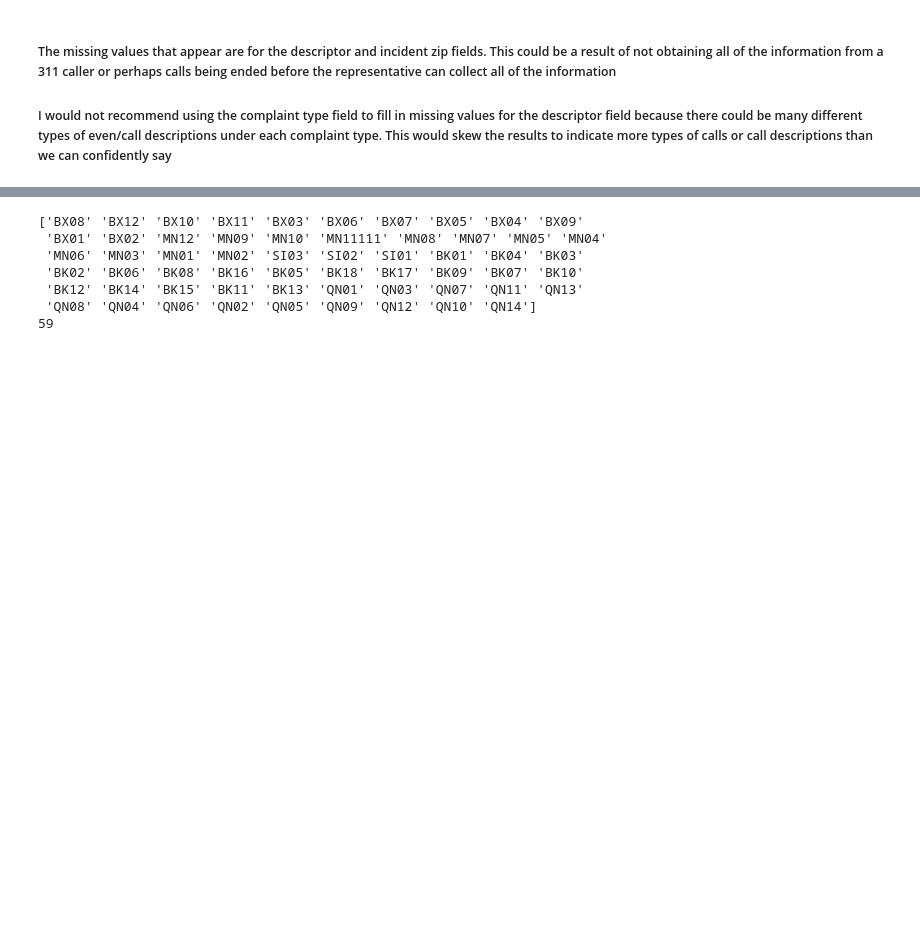
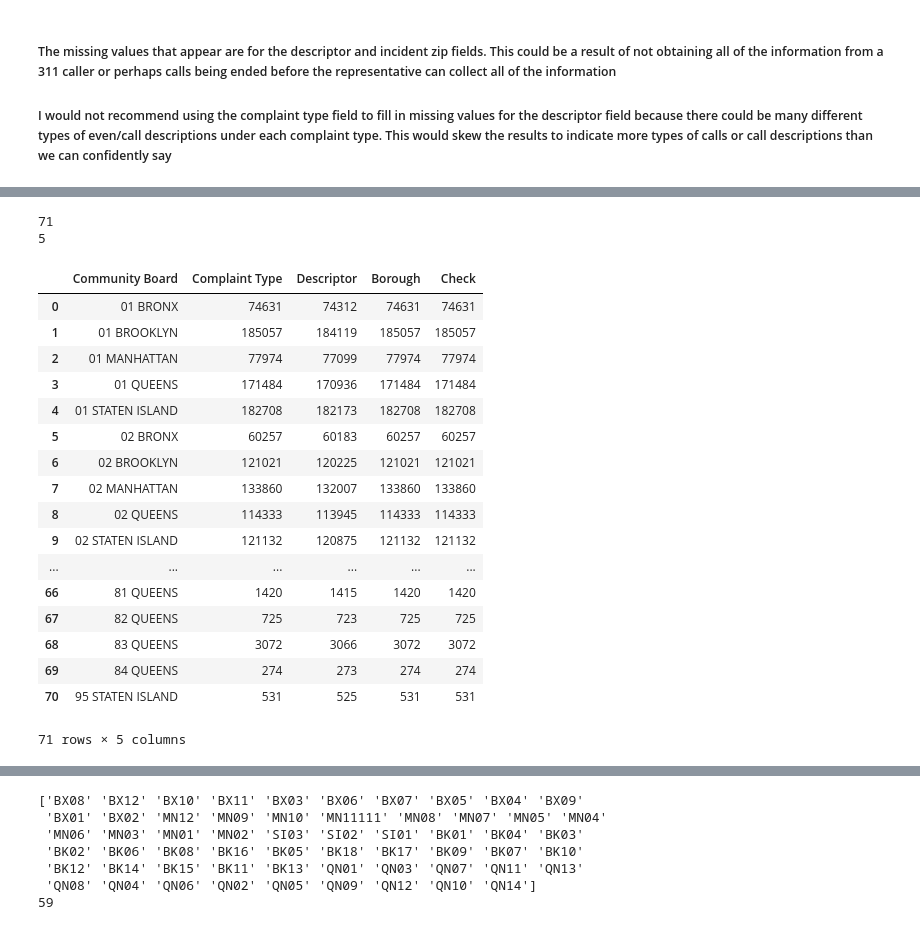
Before and after one commit to kdr276/PUI2016_kdr276, a Jupyter notebook: HW8_kdr276/Assignment_1.ipynb, the cells around one changed output, grey strips where cells are left out. Drawn from its saved outputs; the diff is of its cells as text; code cells hidden in the pictures; blank space fills up the shorter version.

```diff
--- a/HW8_kdr276/Assignment_1.ipynb
+++ b/HW8_kdr276/Assignment_1.ipynb
@@ -116,3 +116,7 @@ dtype: int64
 ##### The missing values that appear are for the descriptor and incident zip fields. This could be a result of not obtaining all of the information from a 311 caller or perhaps calls being ended before the representative can collect all of the information
 
 ##### I would not recommend using the complaint type field to fill in missing values for the descriptor field because there could be many different types of even/call descriptions under each complaint type. This would skew the results to indicate more types of calls or call descriptions than we can confidently say
+# %%
+#remove the unique key now that we have dropped dupelicate values
+redact_311 = dropuniquedupes.drop(['Unique Key'], axis = 1)
+redact_311.head()
@@ -120,5 +131,37 @@ dtype: int64
 #community districts do not exceed the number 18, those with a higher number, along with those marked as unspecified
 #would be unplausible. Removing the unspecified values that appeared within the community board and borough fields
 
-redact_311 = dropuniquedupes[dropuniquedupes['Community Board'].str.contains('Unspecfied') == False]
+redact_311 = redact_311[redact_311['Community Board'].str.contains('Unspecified') == False]
 redact_311 = redact_311[redact_311['Borough'].str.contains('Unspecified') == False]
+
+
+
+print(len(redact_311['Community Board'].unique()))
+print(len(redact_311['Borough'].unique()))
+# %% [output]
+71
+5
+# %%
+# Deleting Invalid Data - Non-Real Community Boards
+redact_311['Check'] = 'NaN'
+grouby_311 = redact_311.groupby(['Community Board'], as_index = False).count()
+grouby_311
+# %% [output]
+|  | Community Board | Complaint Type | Descriptor | Borough | Check |
+| 0 | 01 BRONX | 74631 | 74312 | 74631 | 74631 |
+| 1 | 01 BROOKLYN | 185057 | 184119 | 185057 | 185057 |
+| 2 | 01 MANHATTAN | 77974 | 77099 | 77974 | 77974 |
+| 3 | 01 QUEENS | 171484 | 170936 | 171484 | 171484 |
+| 4 | 01 STATEN ISLAND | 182708 | 182173 | 182708 | 182708 |
+| 5 | 02 BRONX | 60257 | 60183 | 60257 | 60257 |
+| 6 | 02 BROOKLYN | 121021 | 120225 | 121021 | 121021 |
+| 7 | 02 MANHATTAN | 133860 | 132007 | 133860 | 133860 |
+| 8 | 02 QUEENS | 114333 | 113945 | 114333 | 114333 |
+| 9 | 02 STATEN ISLAND | 121132 | 120875 | 121132 | 121132 |
+| ... | ... | ... | ... | ... | ... |
+| 66 | 81 QUEENS | 1420 | 1415 | 1420 | 1420 |
+| 67 | 82 QUEENS | 725 | 723 | 725 | 725 |
+| 68 | 83 QUEENS | 3072 | 3066 | 3072 | 3072 |
+| 69 | 84 QUEENS | 274 | 273 | 274 | 274 |
+| 70 | 95 STATEN ISLAND | 531 | 525 | 531 | 531 |
+71 rows × 5 columns
```
Also changed, not shown: parts of 13 cells of this notebook.
